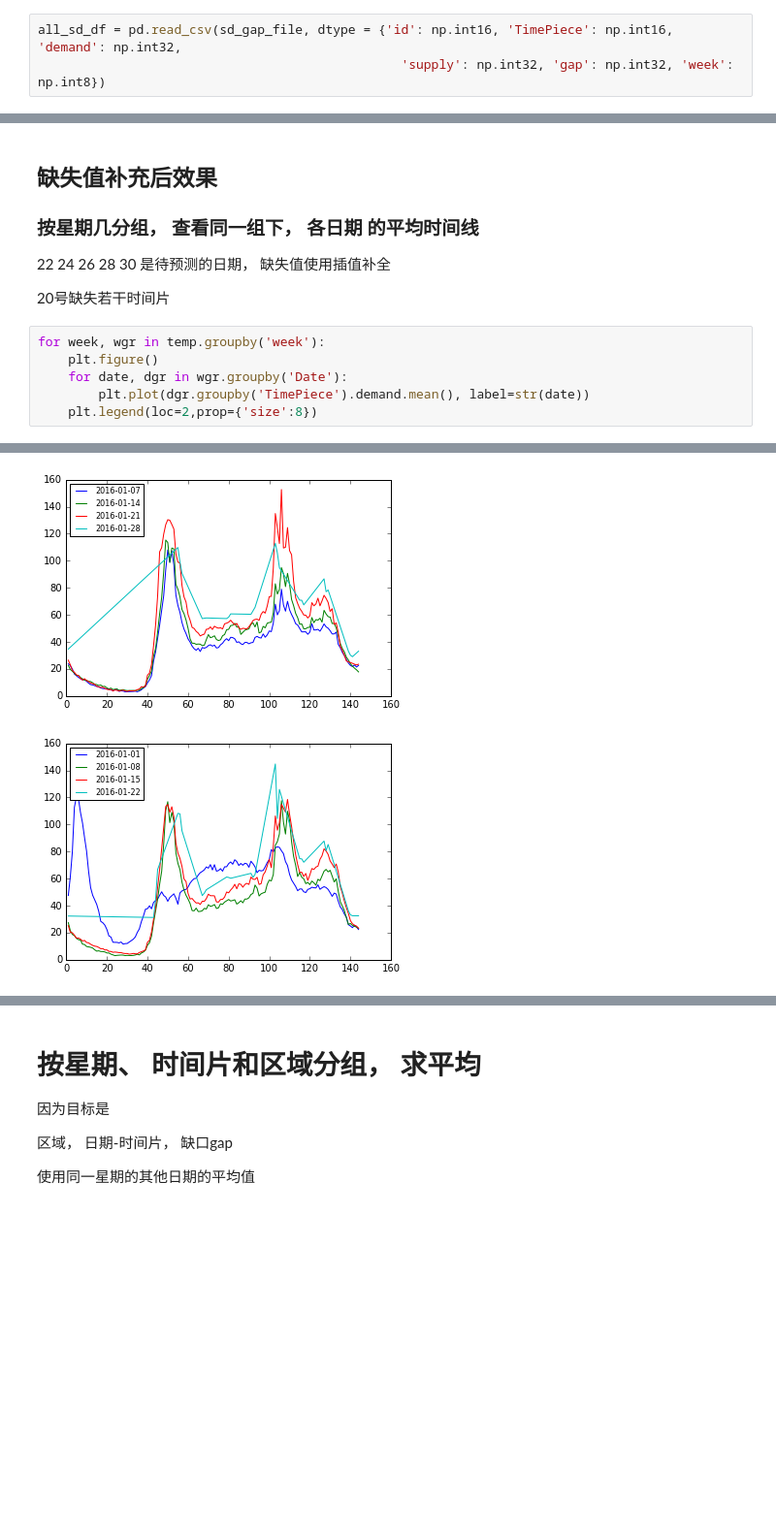
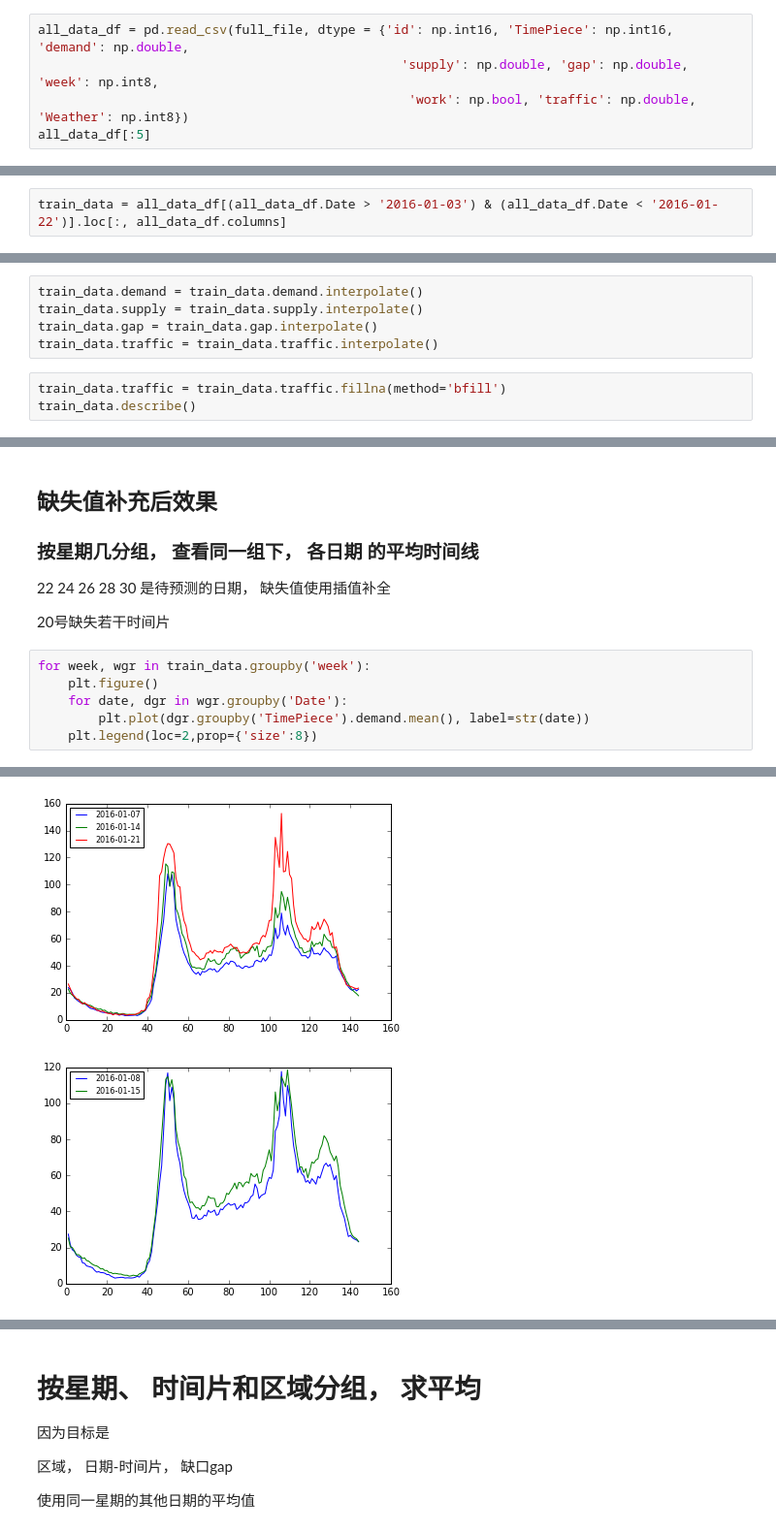
Before and after one commit to sndnyang/kaggle, a Jupyter notebook: didi/建模预测.ipynb, the cells around one changed output, grey strips where cells are left out. Shown at 97% size. Drawn from its saved outputs; the diff is of its cells as text; blank space fills up the shorter version.

```diff
--- a/didi/建模预测.ipynb
+++ b/didi/建模预测.ipynb
@@ -50,4 +65,6 @@ result_file = os.path.join(test_base_dir, 'result.csv')
 区域 日期 时间片 需求 供应 缺口 星期（0-6对应周一到周天）
 # %%
-all_sd_df = pd.read_csv(sd_gap_file, dtype = {'id': np.int16, 'TimePiece': np.int16, 'demand': np.int32,
-                                                'supply': np.int32, 'gap': np.int32, 'week': np.int8})
+all_data_df = pd.read_csv(full_file, dtype = {'id': np.int16, 'TimePiece': np.int16, 'demand': np.double,
+                                                'supply': np.double, 'gap': np.double, 'week': np.int8,
+                                                 'work': np.bool, 'traffic': np.double, 'Weather': np.int8})
+all_data_df[:5]
@@ -100,3 +114,5 @@ full_data.describe()
+# %%
+train_data = all_data_df[(all_data_df.Date > '2016-01-03') & (all_data_df.Date < '2016-01-22')].loc[:, all_data_df.columns]
 # %% [markdown]
 ## 空缺值 进行 插值 补充
 
@@ -134,0 +132,8 @@ temp.describe()
+# %%
+train_data.demand = train_data.demand.interpolate()
+train_data.supply = train_data.supply.interpolate()
+train_data.gap = train_data.gap.interpolate()
+train_data.traffic = train_data.traffic.interpolate()
+# %%
+train_data.traffic = train_data.traffic.fillna(method='bfill')
+train_data.describe()
@@ -141,7 +156,7 @@ temp.describe()
 
 20号缺失若干时间片
 # %%
-for week, wgr in temp.groupby('week'):
+for week, wgr in train_data.groupby('week'):
     plt.figure()
     for date, dgr in wgr.groupby('Date'):
         plt.plot(dgr.groupby('TimePiece').demand.mean(), label=str(date))
@@ -152,3 +167,3 @@ for week, wgr in temp.groupby('week'):
 [figure]
-[figure, old version]
+[figure, new version]
-[figure, old version]
+[figure, new version]
```
Also changed, not shown: parts of 67 cells of this notebook, 6 other files.
